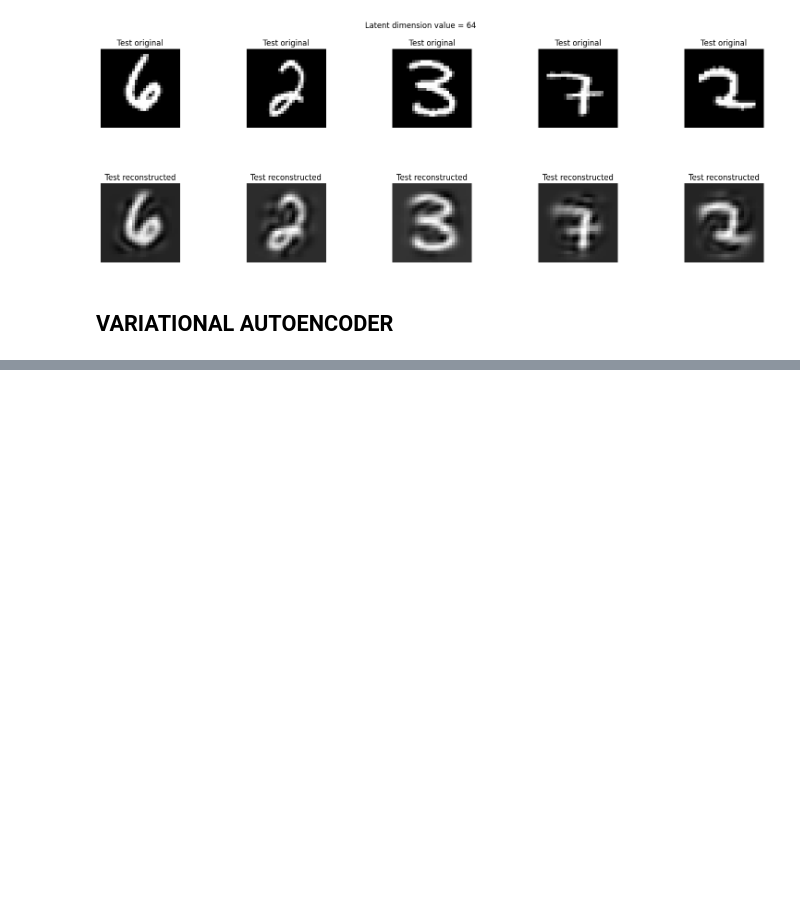
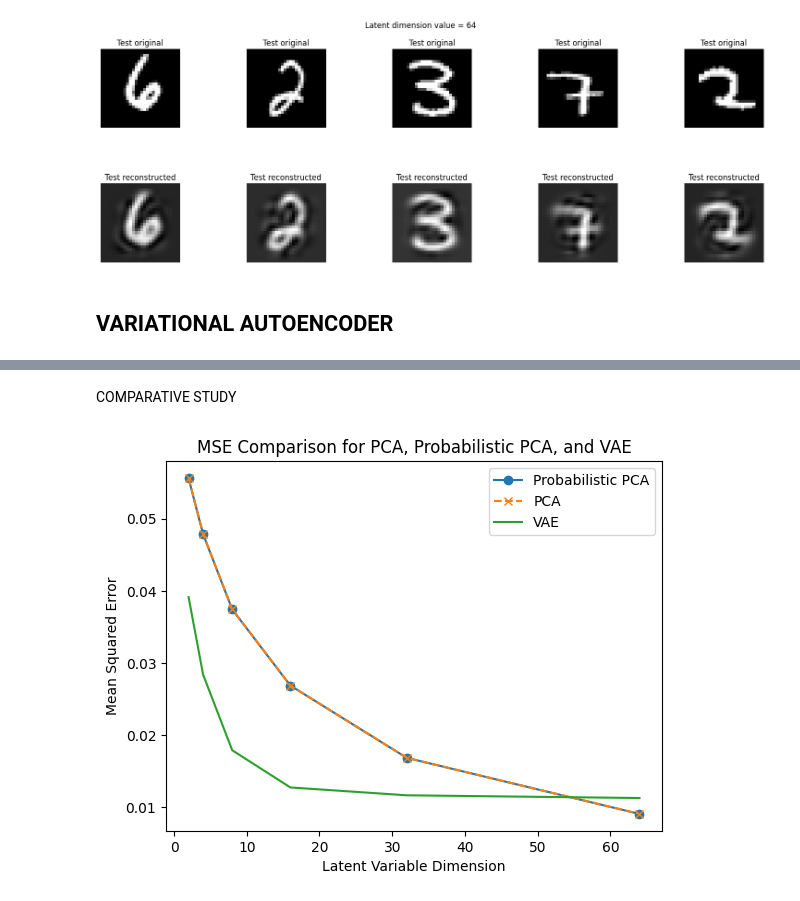
Before and after one commit to siddhant-srinivas/genAI_Assignment1, a Jupyter notebook: imageReconstruction.ipynb, the cells around one changed output, grey strips where cells are left out. Drawn from its saved outputs; the diff is of its cells as text; code cells hidden in the pictures; blank space fills up the shorter version.

Commit message:
Added comparative study

```diff
--- a/imageReconstruction.ipynb
+++ b/imageReconstruction.ipynb
@@ -415,0 +418,13 @@ MSE for latent dimension 64 is: 0.01238444556024885
+# %% [markdown]
+COMPARATIVE STUDY
+# %%
+plt.plot(latentDimensions, ppca_mse_values_list, linestyle = '-', marker = 'o', label='Probabilistic PCA')
+plt.plot(latentDimensions, pca_mse_values_list, linestyle = 'dashed', marker = 'x', label='PCA')
+plt.plot(latentDimensions, vae_mse_values_list, label='VAE')
+plt.xlabel('Latent Variable Dimension')
+plt.ylabel('Mean Squared Error')
+plt.title('MSE Comparison for PCA, Probabilistic PCA, and VAE')
+plt.legend()
+plt.show()
+# %% [output]
+[figure, added]
```
Also changed, not shown: parts of 3 cells of this notebook.
